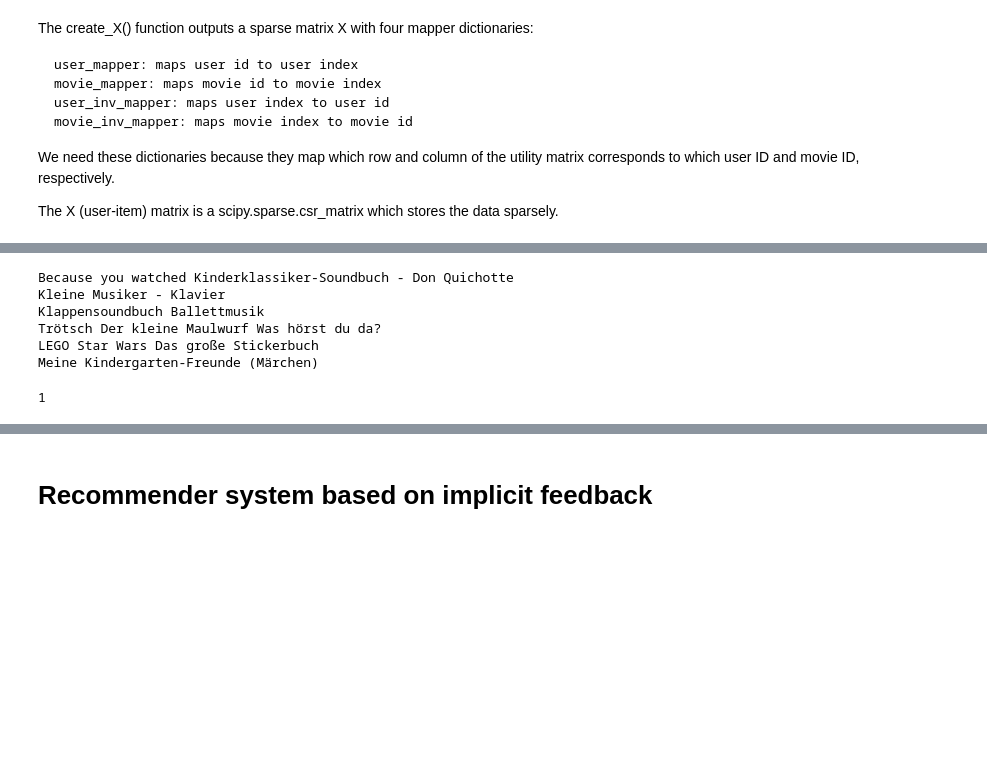
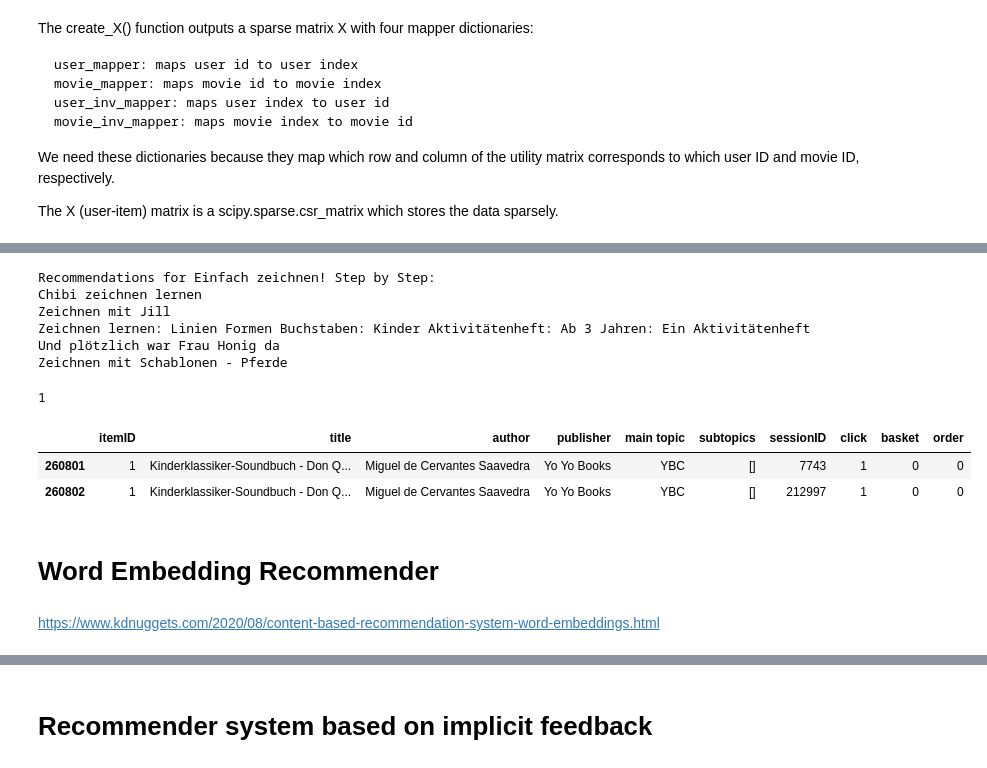
Before and after one commit to manu675/Data_Mining_Cup_Prudsys_21, a Jupyter notebook: eda_feature_engineering_modeling.ipynb, the cells around one changed output, grey strips where cells are left out. Cells and saved outputs as stored; diff of their text form; code cells hidden in the pictures; blank space fills up the shorter version.

```diff
--- a/eda_feature_engineering_modeling.ipynb
+++ b/eda_feature_engineering_modeling.ipynb
@@ -1318,24 +1477,34 @@ def find_similar_movies(movie_id, X, k, metric='cosine', show_distance=False):
     neighbour_ids.pop(0)
     return neighbour_ids
 # %%
-movie_titles = dict(zip(df_combined['itemID'], df_combined["title"]))
+book_titles = dict(zip(df_combined['itemID'], df_combined["title"]))
 
-movie_id = 1
+book_id = 73018
 
-similar_ids = find_similar_movies(movie_id, X, k=5) # use k-NN to get the top 5 (k=5) similar items
-movie_title = movie_titles[movie_id]
+similar_ids = find_similar_books(book_id, X, k=5) # use k-NN to get the top 5 (k=5) similar items
+book_title = book_titles[book_id]
 
-print(f"Because you watched {movie_title}")
+print(f"Recommendations for {book_title}:")
 for i in similar_ids:
-    print(movie_titles[i])
+    print(book_titles[i])
 # %% [output]
-Because you watched Kinderklassiker-Soundbuch - Don Quichotte
-Kleine Musiker - Klavier
-Klappensoundbuch Ballettmusik
-Trötsch Der kleine Maulwurf Was hörst du da?
-LEGO Star Wars Das große Stickerbuch
-Meine Kindergarten-Freunde (Märchen)
+Recommendations for Einfach zeichnen! Step by Step:
+Chibi zeichnen lernen
+Zeichnen mit Jill
+Zeichnen lernen: Linien Formen Buchstaben: Kinder Aktivitätenheft: Ab 3 Jahren: Ein Aktivitätenheft
+Und plötzlich war Frau Honig da
+Zeichnen mit Schablonen - Pferde
 # %%
 movie_id
 # %% [output]
 1
+# %%
+df_combined[df_combined["itemID"] == 1]
+# %% [output]
+|  | itemID | title | author | publisher | main topic | subtopics | sessionID | click | basket | order |
+| 260801 | 1 | Kinderklassiker-Soundbuch - Don Q... | Miguel de Cervantes Saavedra | Yo Yo Books | YBC | [] | 7743 | 1 | 0 | 0 |
+| 260802 | 1 | Kinderklassiker-Soundbuch - Don Q... | Miguel de Cervantes Saavedra | Yo Yo Books | YBC | [] | 212997 | 1 | 0 | 0 |
+# %% [markdown]
+# Word Embedding Recommender
+# %% [markdown]
+https://www.kdnuggets.com/2020/08/content-based-recommendation-system-word-embeddings.html
```
Also changed, not shown: parts of 47 cells of this notebook.
